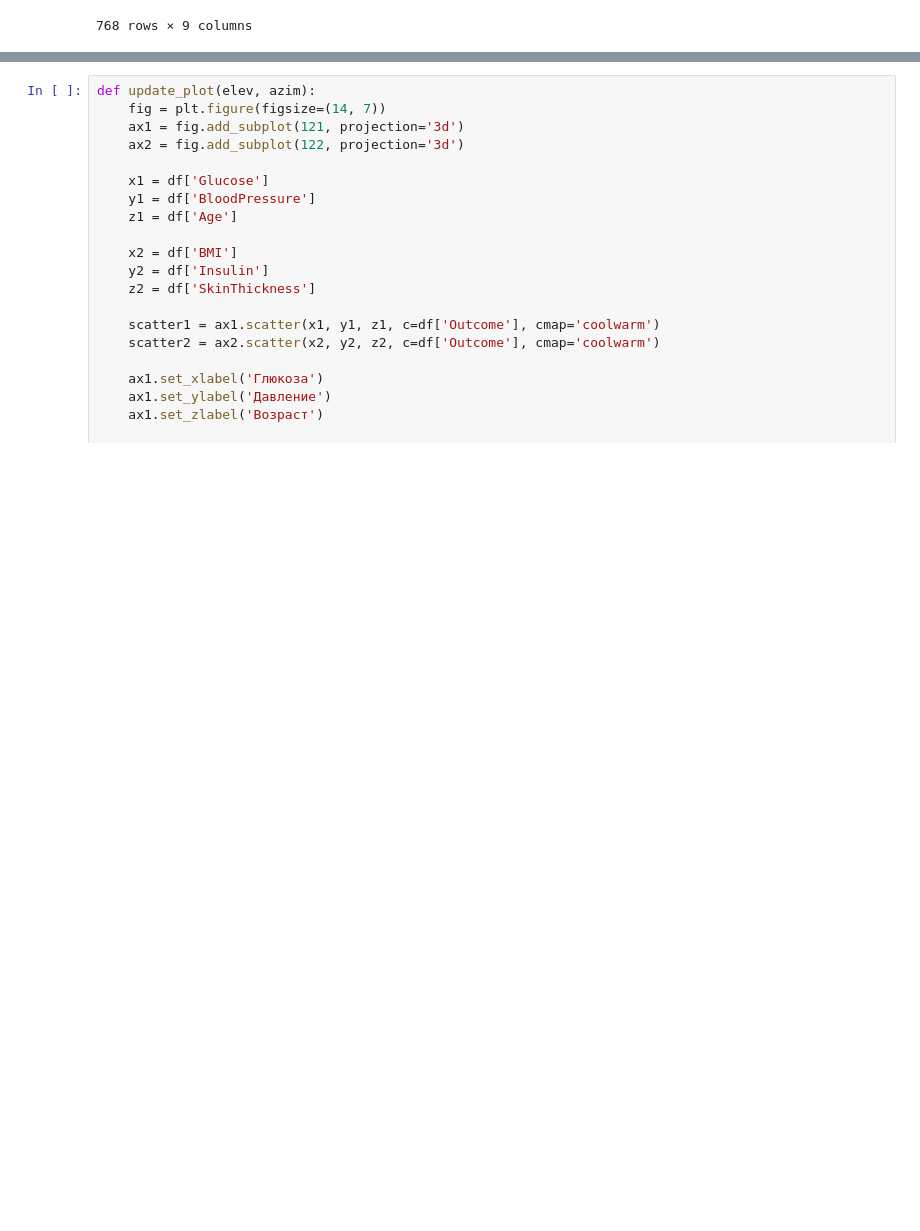
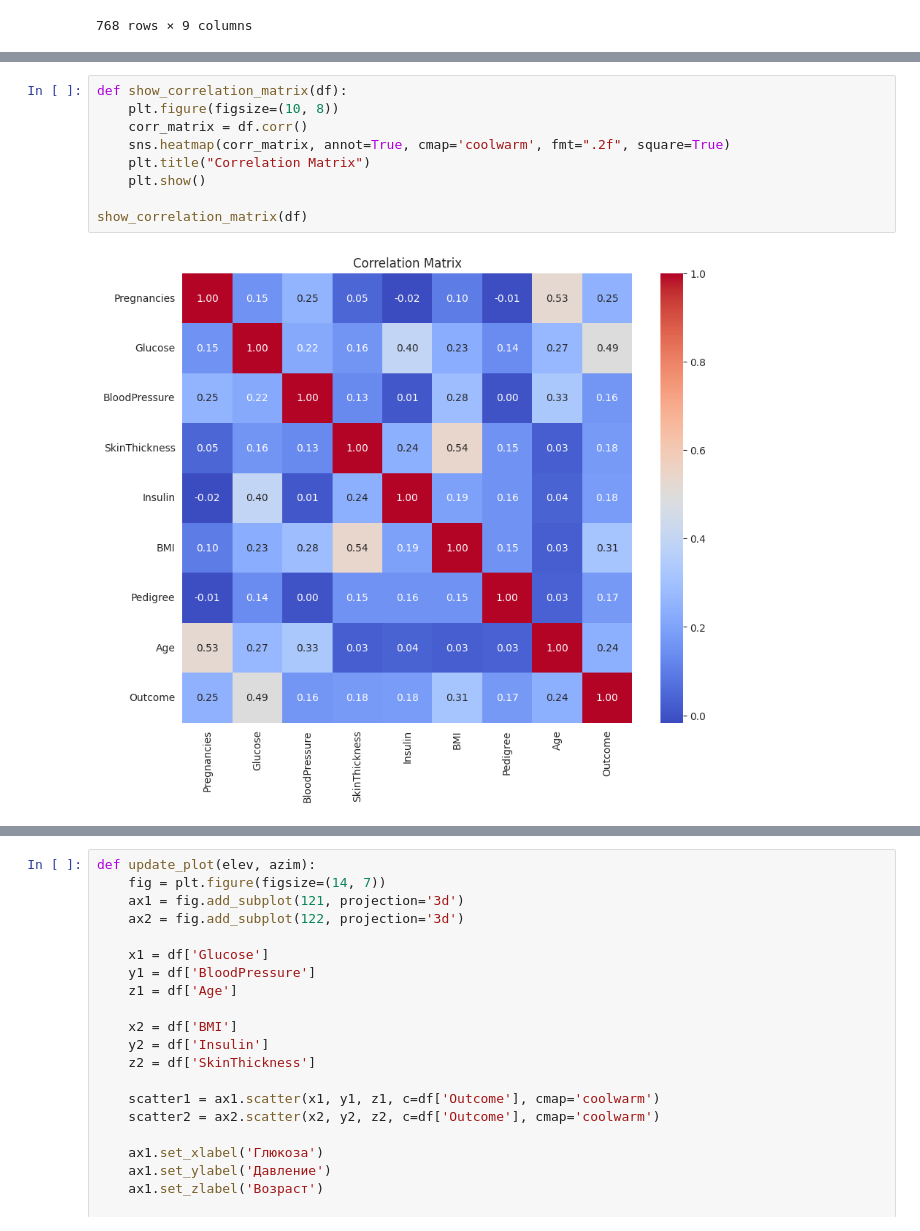
Before and after one commit to Hokure04/AISystems, a Jupyter notebook: AISystemsLab4/AISystemsLab4.ipynb, the cells around one changed output, grey strips where cells are left out. Cells and saved outputs as stored; diff of their text form; blank space fills up the shorter version.

```diff
--- a/AISystemsLab4/AISystemsLab4.ipynb
+++ b/AISystemsLab4/AISystemsLab4.ipynb
@@ -110,0 +97,11 @@ stats_df
+# %%
+def show_correlation_matrix(df):
+    plt.figure(figsize=(10, 8))
+    corr_matrix = df.corr()
+    sns.heatmap(corr_matrix, annot=True, cmap='coolwarm', fmt=".2f", square=True)
+    plt.title("Correlation Matrix")
+    plt.show()
+
+show_correlation_matrix(df)
+# %% [output]
+[figure, added]
```
Also changed, not shown: parts of 11 cells of this notebook.
